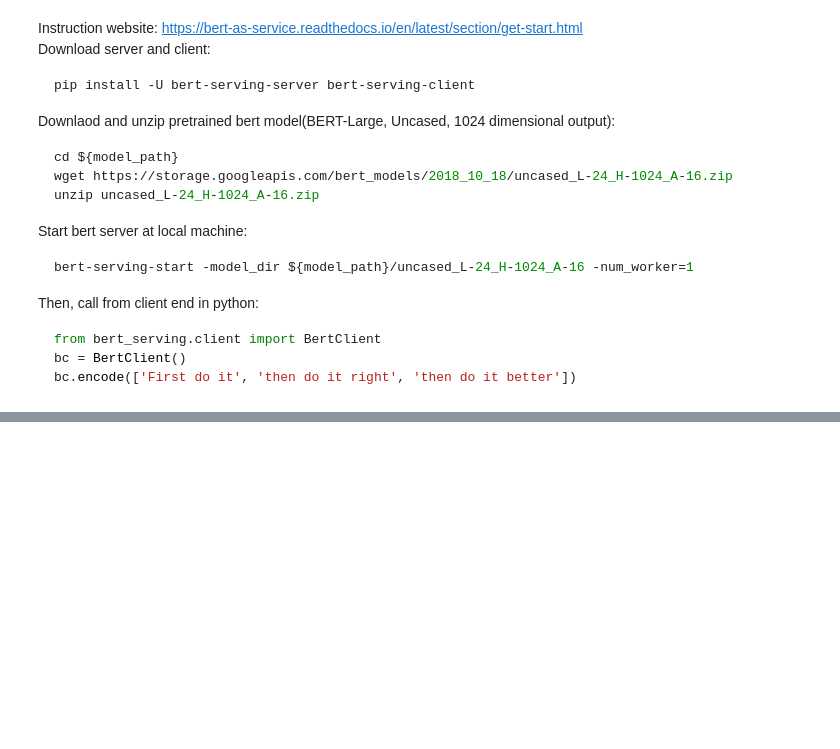
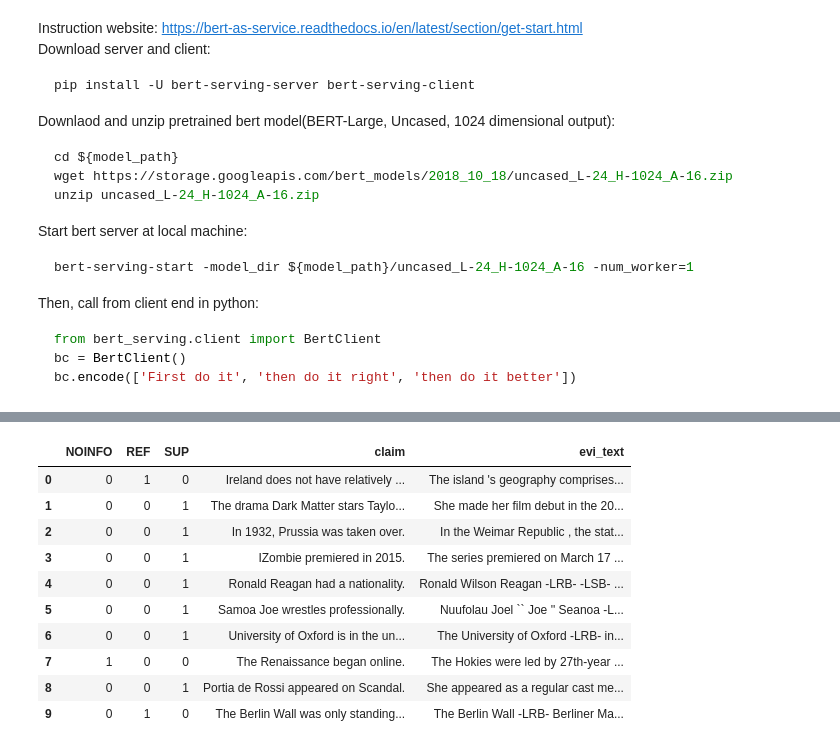
Before and after one commit to yiming95/AutomaticFactVerification, a Jupyter notebook: BERT_MLP.ipynb, the cells around one changed output, grey strips where cells are left out. Drawn from its saved outputs; the diff is of its cells as text; code cells hidden in the pictures; blank space fills up the shorter version.

```diff
--- a/BERT_MLP.ipynb
+++ b/BERT_MLP.ipynb
@@ -25,0 +28,79 @@ bc.encode(['First do it', 'then do it right', 'then do it better'])
+# %%
+import json
+import numpy as np
+import pandas as pd
+
+train_file_path = "./JSONFiles/" + "train_with_text.json"
+use_test_file = False
+if use_test_file:
+    test_file_path = './JSONFiles/' + 'test_with_text.json'
+else:
+    test_file_path = './JSONFiles/' + 'dev_with_text.json'
+
+with open(train_file_path, mode='r') as f:
+    train = json.load(f)
+with open(test_file_path, mode='r') as f:
+    test = json.load(f)
+
+def load_training_data(dataset: dict) -> list:
+    dataset_list = []
+    for key in dataset.keys():
+        record = dataset.get(key)
+        claim = record.get("claim")
+        evi_texts = record.get("evidence_texts")
+        text = ""
+        for evi in evi_texts:
+            text += evi
+        SUP = NOINFO = REF = 0
+        if record.get("label") == "SUPPORTS":
+            SUP = 1
+        elif record.get("label") == "REFUTES":
+            REF = 1
+        else:
+            NOINFO = 1
+        dataset_record = {
+            "claim": claim,
+            "evi_text": text,
+            "SUP": SUP,
+            "NOINFO": NOINFO,
+            "REF": REF
+        }
+        dataset_list.append(dataset_record)
+    return dataset_list
+
+def load_test_data(dataset: dict) -> list:
+    dataset_list = []
+    for key in dataset.keys():
+        record = dataset.get(key)
+        claim = record.get("claim")
+        evi_index = record.get("evidence")
+        evi_texts = record.get("evidence_texts")
+        text = ""
+        for evi in evi_texts:
+            text += evi
+
+        dataset_record = {
+            "key": key,
+            "claim": claim,
+            "evidence": evi_index,
+            "evi_text": text
+        }
+        dataset_list.append(dataset_record)
+    return dataset_list
+
+train_df = pd.DataFrame(load_training_data(train))
+test_df = pd.DataFrame(load_test_data(test))
+
+train_df[0: 10]
+# %% [output]
+|  | NOINFO | REF | SUP | claim | evi_text |
+| 0 | 0 | 1 | 0 | Ireland does not have relatively ... | The island 's geography comprises... |
+| 1 | 0 | 0 | 1 | The drama Dark Matter stars Taylo... | She made her film debut in the 20... |
+| 2 | 0 | 0 | 1 | In 1932, Prussia was taken over. | In the Weimar Republic , the stat... |
+| 3 | 0 | 0 | 1 | IZombie premiered in 2015. | The series premiered on March 17 ... |
+| 4 | 0 | 0 | 1 | Ronald Reagan had a nationality. | Ronald Wilson Reagan -LRB- -LSB- ... |
+| 5 | 0 | 0 | 1 | Samoa Joe wrestles professionally. | Nuufolau Joel `` Joe '' Seanoa -L... |
+| 6 | 0 | 0 | 1 | University of Oxford is in the un... | The University of Oxford -LRB- in... |
+| 7 | 1 | 0 | 0 | The Renaissance began online. | The Hokies were led by 27th-year ... |
+| 8 | 0 | 0 | 1 | Portia de Rossi appeared on Scandal. | She appeared as a regular cast me... |
+| 9 | 0 | 1 | 0 | The Berlin Wall was only standing... | The Berlin Wall -LRB- Berliner Ma... |
```
Also changed, not shown: parts of 9 cells of this notebook, 14 other files.
